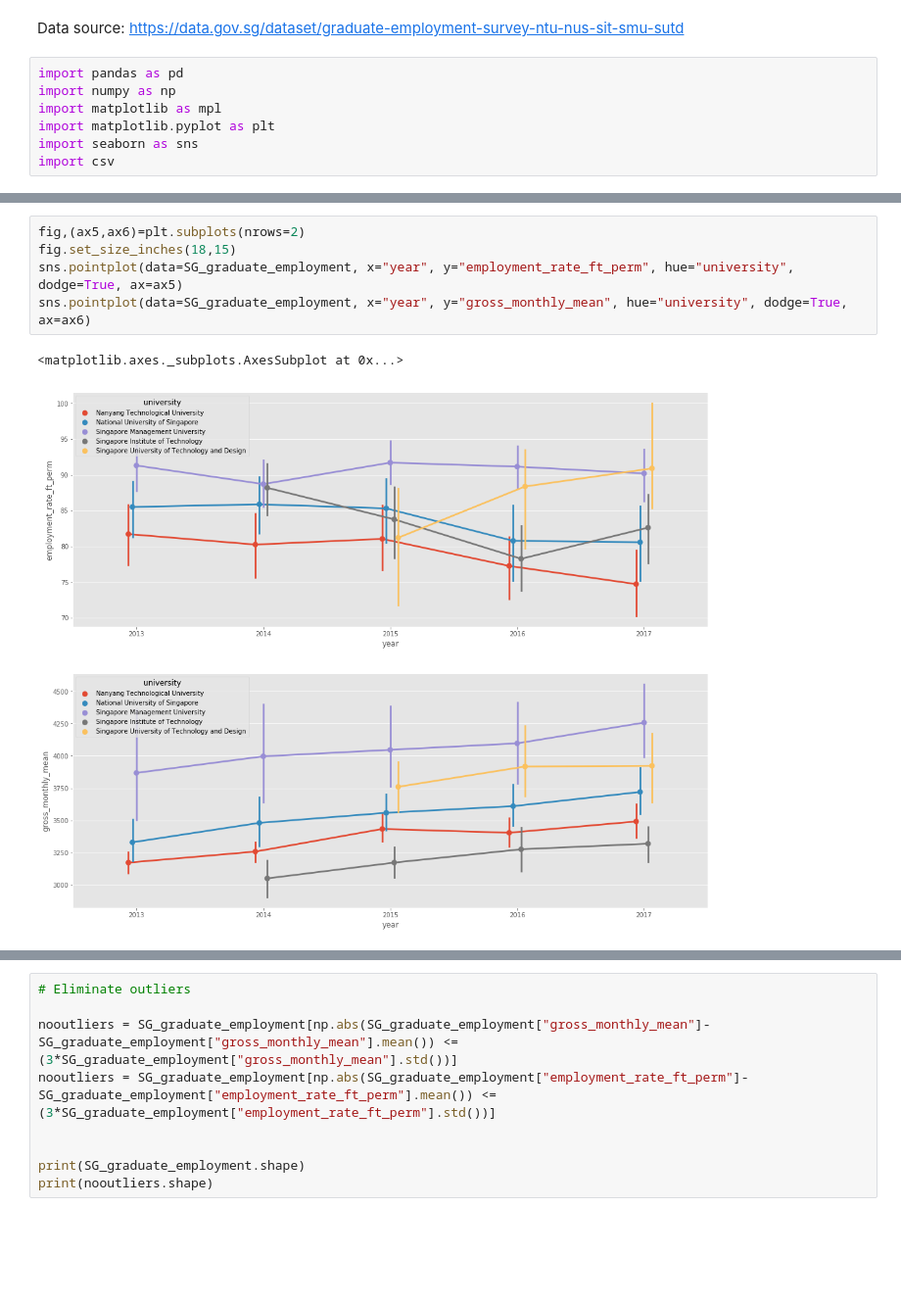
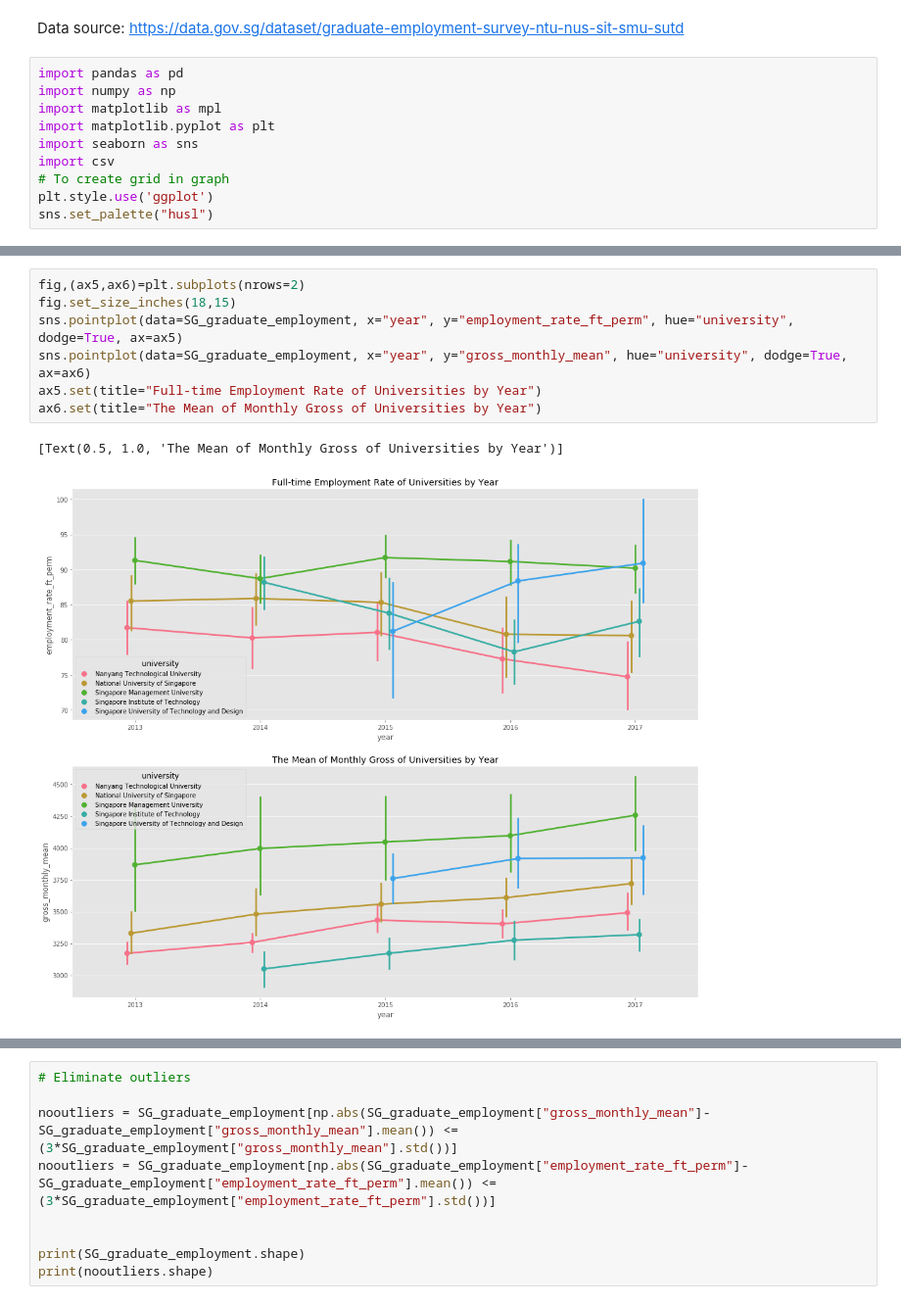
Before and after one commit to MinHyuckChoi/The-Brief, a Jupyter notebook: SG Graguate Employment.ipynb, the cells around one changed output, grey strips where cells are left out. Shown at 98% size. Drawn from its saved outputs; the diff is of its cells as text; blank space fills up the shorter version.

```diff
--- a/SG Graguate Employment.ipynb
+++ b/SG Graguate Employment.ipynb
@@ -7,6 +7,9 @@ import matplotlib as mpl
 import matplotlib.pyplot as plt
 import seaborn as sns
 import csv
+# To create grid in graph
+plt.style.use('ggplot')
+sns.set_palette("husl")
 # %%
 # Removed NULL in excel
 
@@ -62,11 +70,13 @@ sns.barplot(data=SG_graduate_employment, x="university", y="gross_monthly_mean",
 # %%
 fig,(ax5,ax6)=plt.subplots(nrows=2)
 fig.set_size_inches(18,15)
 sns.pointplot(data=SG_graduate_employment, x="year", y="employment_rate_ft_perm", hue="university", dodge=True, ax=ax5)
 sns.pointplot(data=SG_graduate_employment, x="year", y="gross_monthly_mean", hue="university", dodge=True, ax=ax6)
+ax5.set(title="Full-time Employment Rate of Universities by Year")
+ax6.set(title="The Mean of Monthly Gross of Universities by Year")
 # %% [output]
-<matplotlib.axes._subplots.AxesSubplot at 0x...>
+[Text(0.5, 1.0, 'The Mean of Monthly Gross of Universities by Year')]
-[figure, old version]
+[figure, new version]
 # %%
 fig, axes = plt.subplots(nrows=3, ncols=2)
 fig.set_size_inches(18,20)
```
Also changed, not shown: parts of 6 cells of this notebook.
